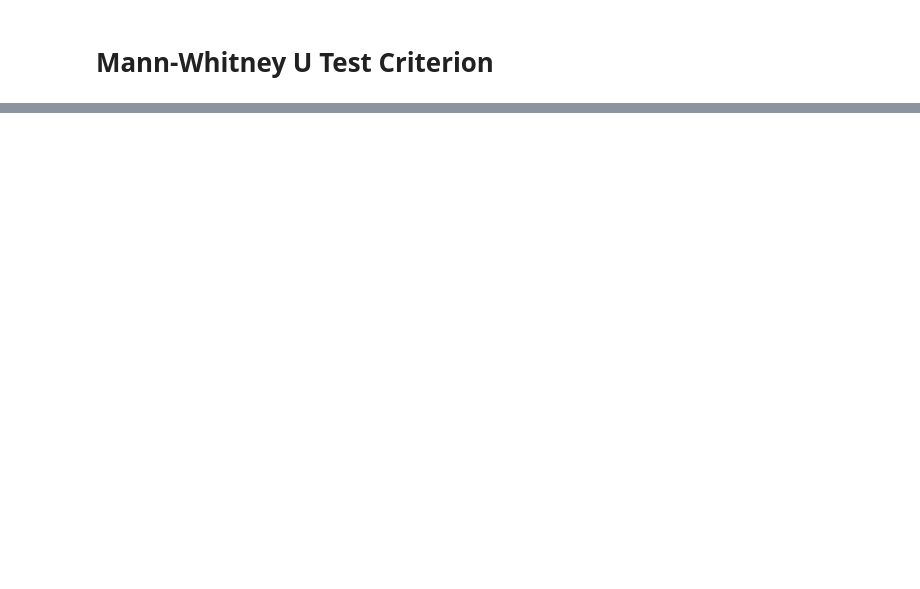
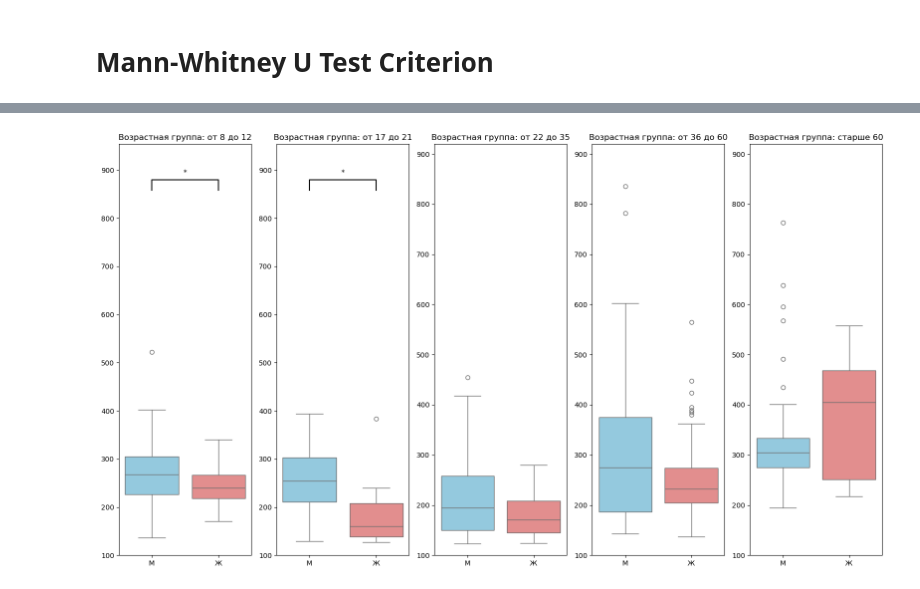
Before and after one commit to hrdslw/Database, a Jupyter notebook: Mann-Whitney.ipynb, the cells around one changed output, grey strips where cells are left out. Drawn from its saved outputs; the diff is of its cells as text; code cells hidden in the pictures; blank space fills up the shorter version.

```diff
--- a/Mann-Whitney.ipynb
+++ b/Mann-Whitney.ipynb
@@ -55,0 +3,78 @@ stats = 28579.0 | alpha = 8.687996658726677e-08
+# %%
+# Importing libraries
+import pandas as pd
+import numpy as np
+import matplotlib.pyplot as plt
+import seaborn as sns
+import warnings as wr
+import starbars
+from scipy.stats import mannwhitneyu
+
+wr.filterwarnings('ignore')
+
+# Loading and reading dataset
+df = pd.read_excel("dataset_mental_report_new.xlsx")
+df.drop(["Unnamed: 0"], axis=1, inplace=True)  # Deleted first column
+
+# Calculating Mann-Whitney U for each age group, hue = gender
+old_group_values = list(set(df['old_group'].tolist()))
+alphas = []
+groups_to_remove = []
+
+for group in old_group_values:
+    temp_df = df.loc[df['old_group'] == group]
+    x = temp_df.query('gender == "М"')['stroop_duration']
+    y = temp_df.query('gender == "Ж"')['stroop_duration']
+
+    if x.empty or y.empty:
+        groups_to_remove.append(group)
+        continue
+
+    stats, alpha = mannwhitneyu(x, y)
+    alphas.append(alpha)
+
+for group in groups_to_remove:
+    old_group_values.remove(group)
+
+group_alpha_df = pd.DataFrame({'group': old_group_values, 'alpha': alphas})
+
+# Function to sort groups
+def custom_sort(group):
+    first_number = group.split('_')
+    return int(first_number[0])
+
+# Sorting groups
+group_alpha_df.sort_values(by='group', key=lambda x: x.map(custom_sort), inplace=True)
+
+# Найти минимальное и максимальное значение stroop_duration для всего DataFrame
+y_min = df['stroop_duration'].min()
+y_max = df['stroop_duration'].max()
+
+# Plotting boxplots
+plt.figure(figsize=(16, 9))
+for i, row in enumerate(group_alpha_df.itertuples()):
+    group = row.group
+    alpha = row.alpha
+    temp_df = df.loc[df['old_group'] == group]
+    plt.subplot(1, len(group_alpha_df), i + 1)
+    ax = sns.boxplot(data=temp_df, x='gender', y='stroop_duration', hue='gender', palette={"М": "skyblue", "Ж": "lightcoral"}, order = ['М', 'Ж'])
+    if (alpha >= 0.05):
+        ax.set_ylim(100, y_max * 1.1)
+    else:
+        ax.set_ylim(100, y_max)
+    age_range = group.split('_')
+    if age_range[1] == 'PLUS':
+        plt.title(f'Возрастная группа: старше {age_range[0]}')
+    else:
+        plt.title(f'Возрастная группа: от {age_range[0]} до {age_range[1]}')
+    plt.xlabel('')
+    plt.ylabel('')
+
+    # Drawing annotation
+    if (alpha < 0.05):
+        starbars.draw_annotation([(0, 1, alpha)], ax=ax)
+plt.savefig("output.jpg")
+plt.tight_layout()
+plt.show()
+# %% [output]
+[figure, added]
```
Also changed, not shown: parts of 1 cell of this notebook, 2 other files.
